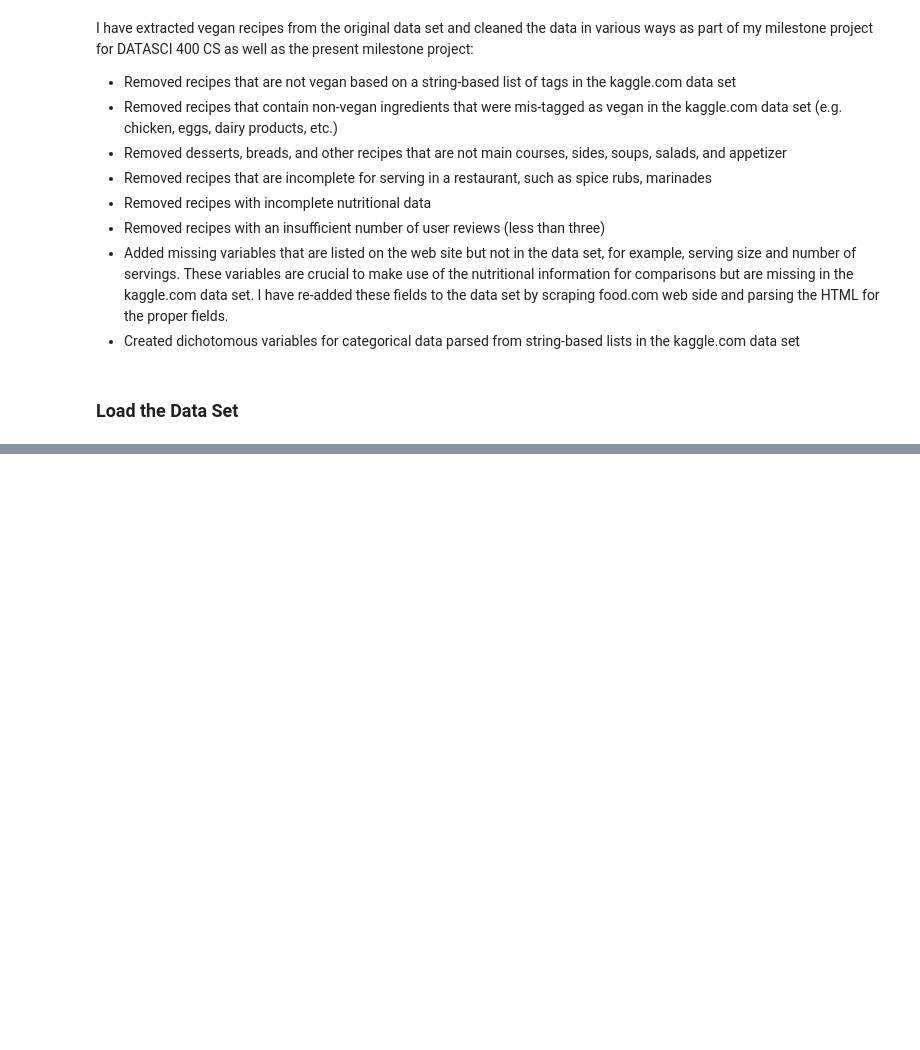
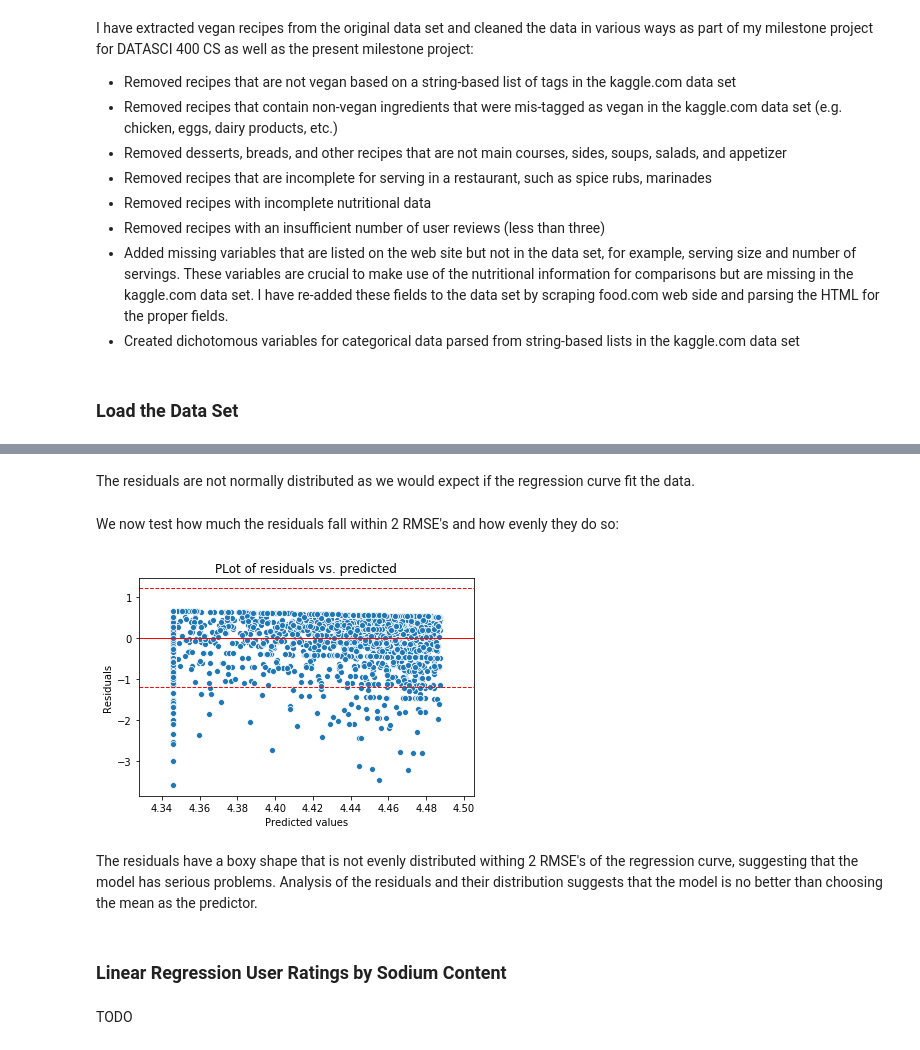
Before and after one commit to pelorenz/data-science-410, a Jupyter notebook: PeterLorenz-M03.ipynb, the cells around one changed output, grey strips where cells are left out. Saved outputs shown, nothing was run; the diff lists cells and outputs as text; code cells hidden in the pictures; blank space fills up the shorter version.

```diff
--- a/PeterLorenz-M03.ipynb
+++ b/PeterLorenz-M03.ipynb
@@ -58,0 +193,7 @@ recipes = pd.read_table(url)
+# %%
+# Print mean of residuals
+print('The mean of the residuals = %4.3f' % (np.mean(recipes.fat_residuals)))
+
+# Print RMSE
+RMSE = np.std(recipes.fat_residuals)
+print('RMSE = %4.3f' % (RMSE))
@@ -58,0 +212,25 @@ recipes = pd.read_table(url)
+# %% [markdown]
+The residuals are not normally distributed as we would expect if the regression curve fit the data.
+# %% [markdown]
+We now test how much the residuals fall within 2 RMSE's and how evenly they do so:
+# %%
+def residual_plot(df, predicted_col, resid_col):
+    RMSE = np.std(df[resid_col])
+    sns.scatterplot(x=predicted_col, y=resid_col, data=df)
+    plt.axhline(0.0, color='red', linewidth=1.0)
+    plt.axhline(2.0*RMSE, color='red', linestyle='dashed', linewidth=1.0)
+    plt.axhline(-2.0*RMSE, color='red', linestyle='dashed', linewidth=1.0)
+    plt.title('PLot of residuals vs. predicted')
+    plt.xlabel('Predicted values')
+    plt.ylabel('Residuals')
+    plt.show()
+
+residual_plot(recipes, 'fat_predicted_rating', 'fat_residuals')
+# %% [output]
+[figure, added]
+# %% [markdown]
+The residuals have a boxy shape that is not evenly distributed withing 2 RMSE's of the regression curve, suggesting that the model has serious problems. Analysis of the residuals and their distribution suggests that the model is no better than choosing the mean as the predictor.
+# %% [markdown]
+### Linear Regression User Ratings by Sodium Content
+# %% [markdown]
+TODO
```
Also changed, not shown: parts of 27 cells of this notebook.
